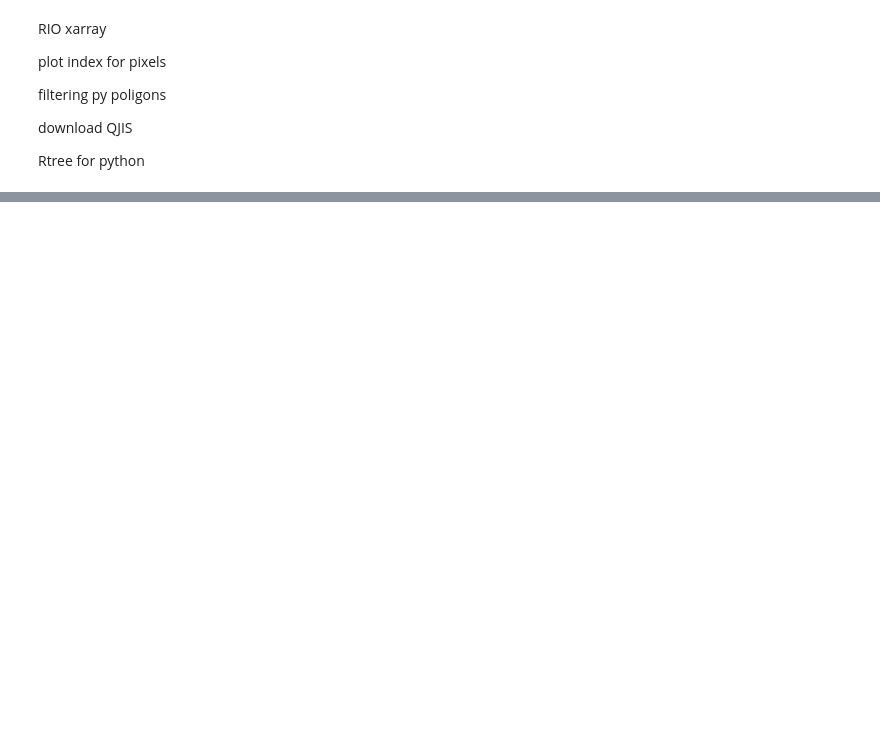
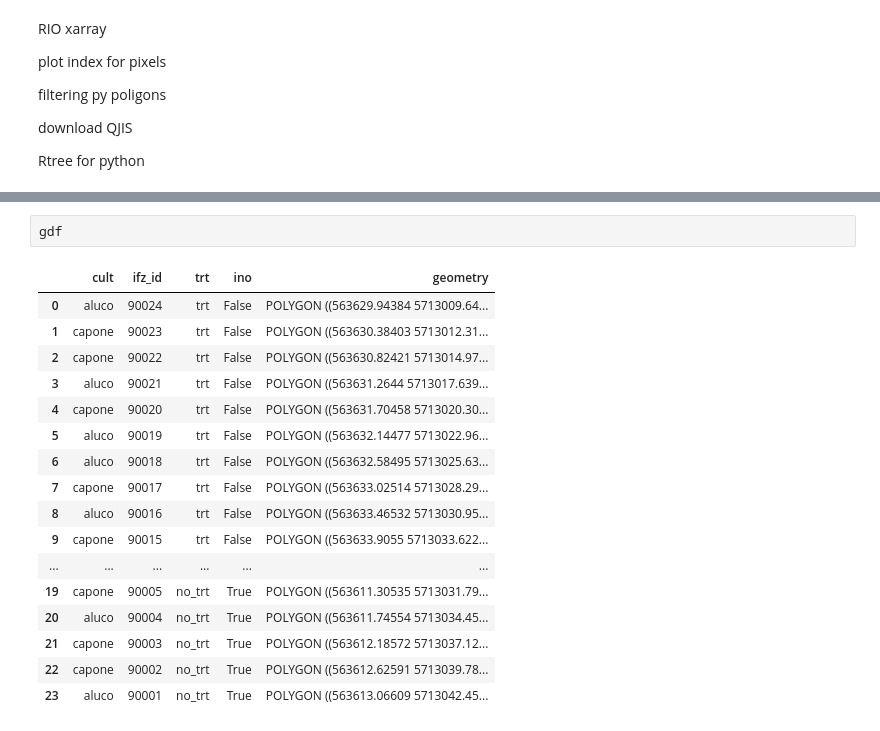
Before and after one commit to mak8427/UAV-2, a Jupyter notebook: Optimisation_Changes/Journal of improvements.ipynb, the cells around one changed output, grey strips where cells are left out. Drawn from its saved outputs; the diff is of its cells as text; blank space fills up the shorter version.

```diff
--- a/Optimisation_Changes/Journal of improvements.ipynb
+++ b/Optimisation_Changes/Journal of improvements.ipynb
@@ -693,0 +727,20 @@ shape: (100, 20)
+# %%
+gdf
+# %% [output]
+|  | cult | ifz_id | trt | ino | geometry |
+| 0 | aluco | 90024 | trt | False | POLYGON ((563629.94384 5713009.64... |
+| 1 | capone | 90023 | trt | False | POLYGON ((563630.38403 5713012.31... |
+| 2 | capone | 90022 | trt | False | POLYGON ((563630.82421 5713014.97... |
+| 3 | aluco | 90021 | trt | False | POLYGON ((563631.2644 5713017.639... |
+| 4 | capone | 90020 | trt | False | POLYGON ((563631.70458 5713020.30... |
+| 5 | aluco | 90019 | trt | False | POLYGON ((563632.14477 5713022.96... |
+| 6 | aluco | 90018 | trt | False | POLYGON ((563632.58495 5713025.63... |
+| 7 | capone | 90017 | trt | False | POLYGON ((563633.02514 5713028.29... |
+| 8 | aluco | 90016 | trt | False | POLYGON ((563633.46532 5713030.95... |
+| 9 | capone | 90015 | trt | False | POLYGON ((563633.9055 5713033.622... |
+| ... | ... | ... | ... | ... | ... |
+| 19 | capone | 90005 | no_trt | True | POLYGON ((563611.30535 5713031.79... |
+| 20 | aluco | 90004 | no_trt | True | POLYGON ((563611.74554 5713034.45... |
+| 21 | capone | 90003 | no_trt | True | POLYGON ((563612.18572 5713037.12... |
+| 22 | capone | 90002 | no_trt | True | POLYGON ((563612.62591 5713039.78... |
+| 23 | aluco | 90001 | no_trt | True | POLYGON ((563613.06609 5713042.45... |
```
Also changed, not shown: parts of 6 cells of this notebook, 1 other file.
